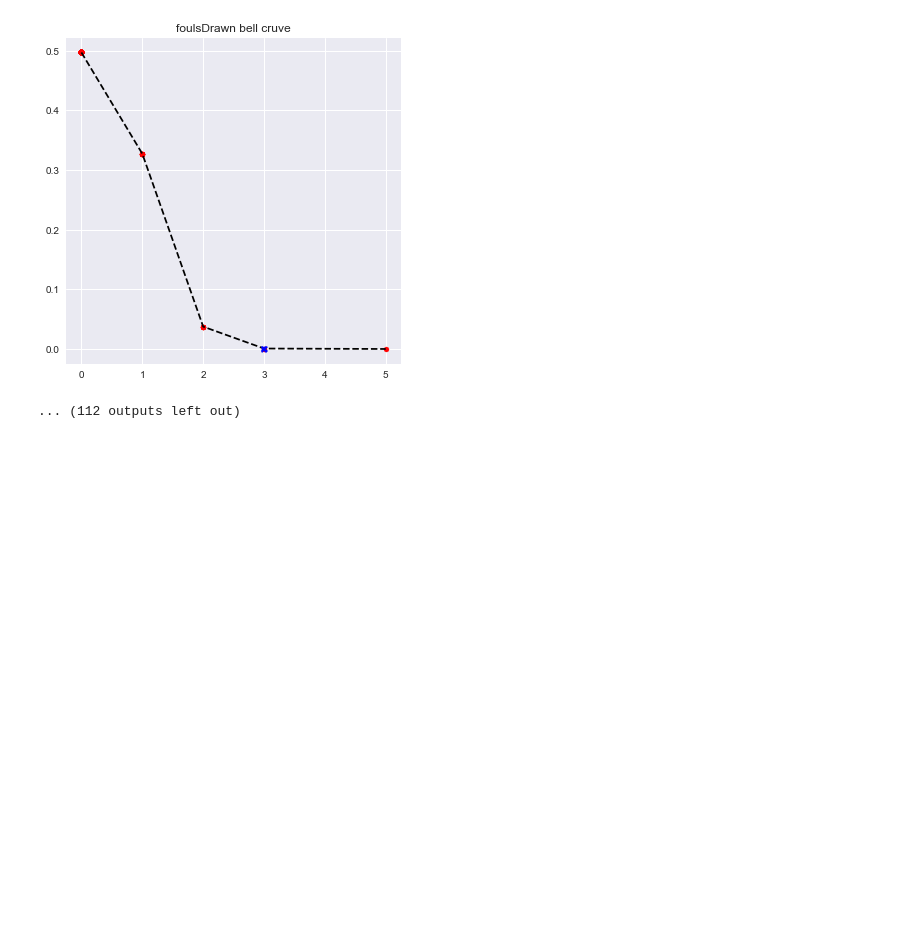
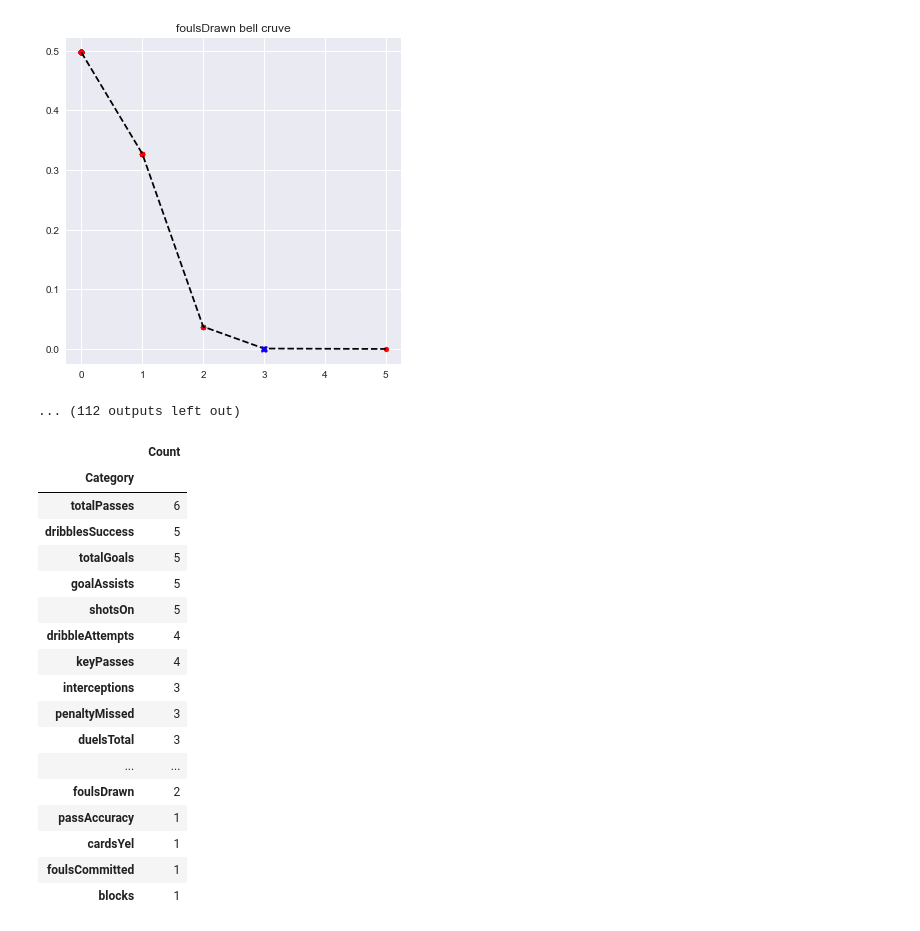
Before and after one commit to KamenDamov/PL-ML-Project, a Jupyter notebook: Data Viz.ipynb, the cells around one changed output. Saved outputs shown, nothing was run; the diff lists cells and outputs as text; code cells hidden in the pictures; blank space fills up the shorter version.

```diff
--- a/Data Viz.ipynb
+++ b/Data Viz.ipynb
@@ -416,0 +415,28 @@ res[6][res[6]['Z-score']>1.5]
+# %%
+appended = pd.concat(res).reset_index(drop=True)
+appended = appended[appended['Z-score']>=1.5]
+appended = appended.groupby(appended['Category']).count()
+appended = appended.sort_values(by = 'Brut Score',ascending = False)
+appended.drop(['Z-score','Standard deviation','Brut Score'], axis=1, inplace=True)
+appended.rename(columns = {'Mean':'Count'}, inplace=True)
+# %%
+appended
+# %% [output]
+|  | Count |
+| Category |  |
+| totalPasses | 6 |
+| dribblesSuccess | 5 |
+| totalGoals | 5 |
+| goalAssists | 5 |
+| shotsOn | 5 |
+| dribbleAttempts | 4 |
+| keyPasses | 4 |
+| interceptions | 3 |
+| penaltyMissed | 3 |
+| duelsTotal | 3 |
+| ... | ... |
+| foulsDrawn | 2 |
+| passAccuracy | 1 |
+| cardsYel | 1 |
+| foulsCommitted | 1 |
+| blocks | 1 |
```
Also changed, not shown: parts of 1 cell of this notebook.
